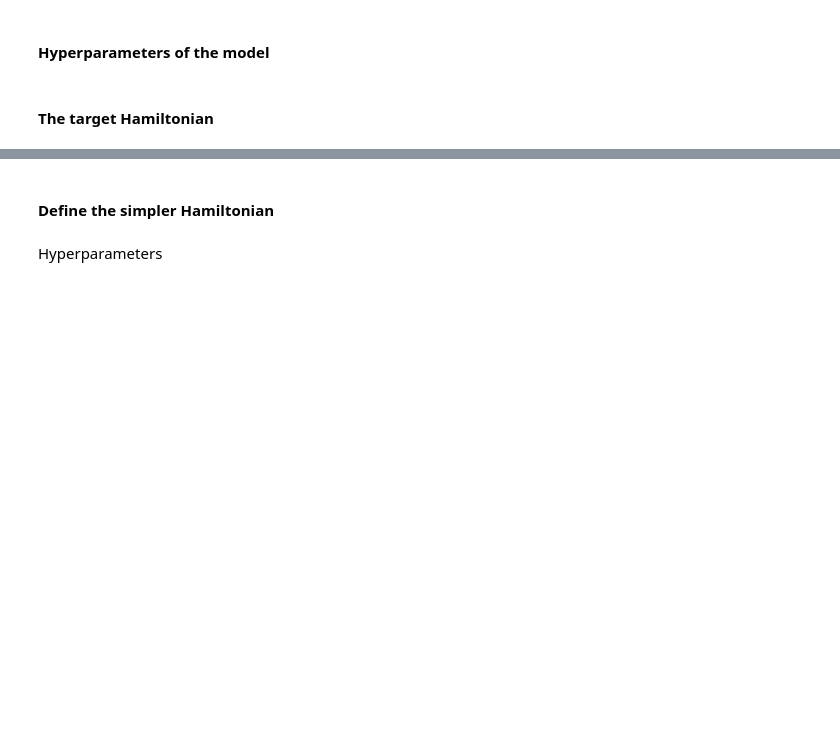
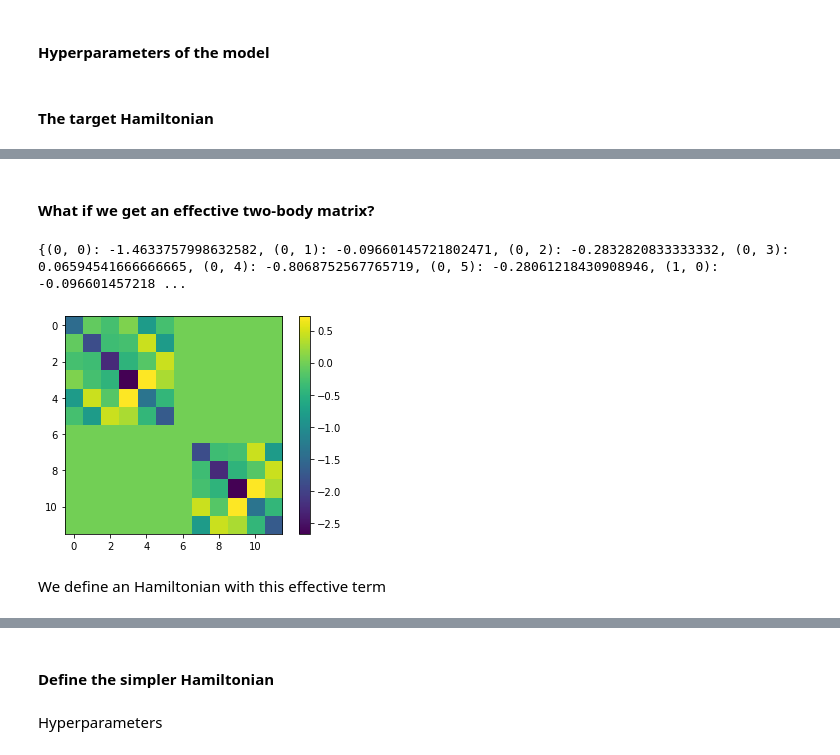
Before and after one commit to emacosta95/2nd_qa4nsm, a Jupyter notebook: SimplerHamiltonianAnalysis.ipynb, the cells around one changed output, grey strips where cells are left out. Saved outputs shown, nothing was run; the diff lists cells and outputs as text; code cells hidden in the pictures; blank space fills up the shorter version.

```diff
--- a/SimplerHamiltonianAnalysis.ipynb
+++ b/SimplerHamiltonianAnalysis.ipynb
@@ -74,0 +73,36 @@ Hamiltonian shape= (51, 51)
+# %% [markdown]
+#### What if we get an effective two-body matrix?
+# %%
+v_ab=np.zeros((energies.shape[0],energies.shape[0]))
+v_dict={}
+for a in trange(energies.shape[0]):
+    for b in trange(energies.shape[0]):
+
+        if a >= energies.shape[0]//2 and b <= energies.shape[0]//2:
+            continue
+        elif a <= energies.shape[0]//2 and b>= energies.shape[0]//2:
+            continue
+        else:
+            for c in range(energies.shape[0]):
+                for d in range(energies.shape[0]):
+
+                    if (a,c,b,d) in twobody_matrix.keys() or (a,c,d,b) in twobody_matrix.keys() or (c,a,b,d) in twobody_matrix.keys() or (c,a,d,b) in twobody_matrix.keys() :
+                        v_ab[a,b]+=twobody_matrix[(a,c,b,d)]
+                    else:
+                        continue
+
+        v_dict[(a,b)]=v_ab[a,b]/energies.shape[0]
+
+v_ab=v_ab/energies.shape[0]
+
+print(v_dict)
+# %% [output]
+{(0, 0): -1.4633757998632582, (0, 1): -0.09660145721802471, (0, 2): -0.2832820833333332, (0, 3): 0.06594541666666665, (0, 4): -0.8068752567765719, (0, 5): -0.28061218430908946, (1, 0): -0.096601457218 ...
+# %%
+plt.imshow(v_ab)
+plt.colorbar()
+plt.show()
+# %% [output]
+[figure, added]
+# %% [markdown]
+We define an Hamiltonian with this effective term
```
Also changed, not shown: parts of 13 cells of this notebook, 12 other files.
